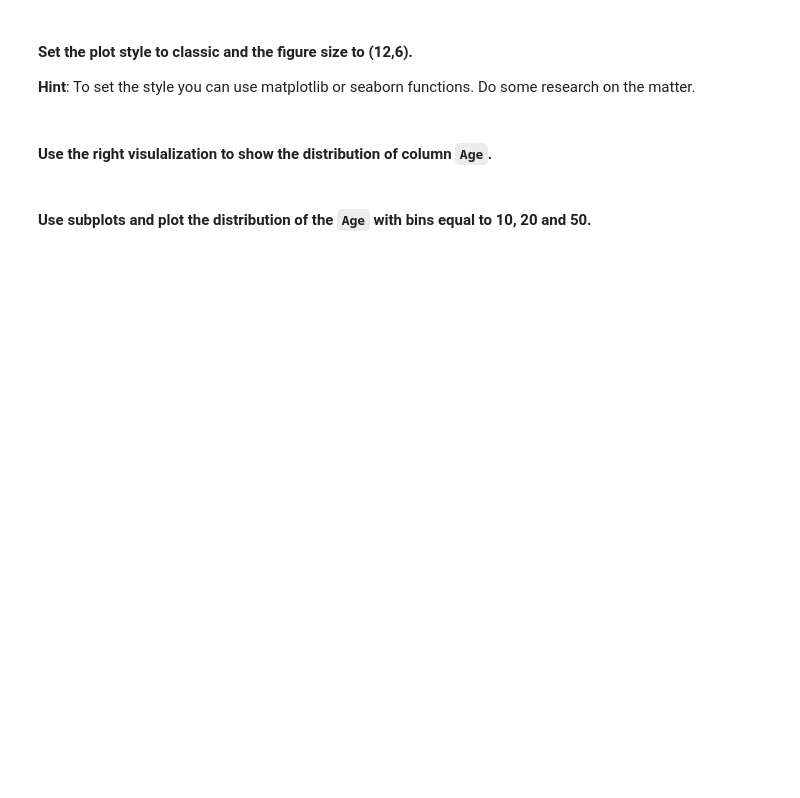
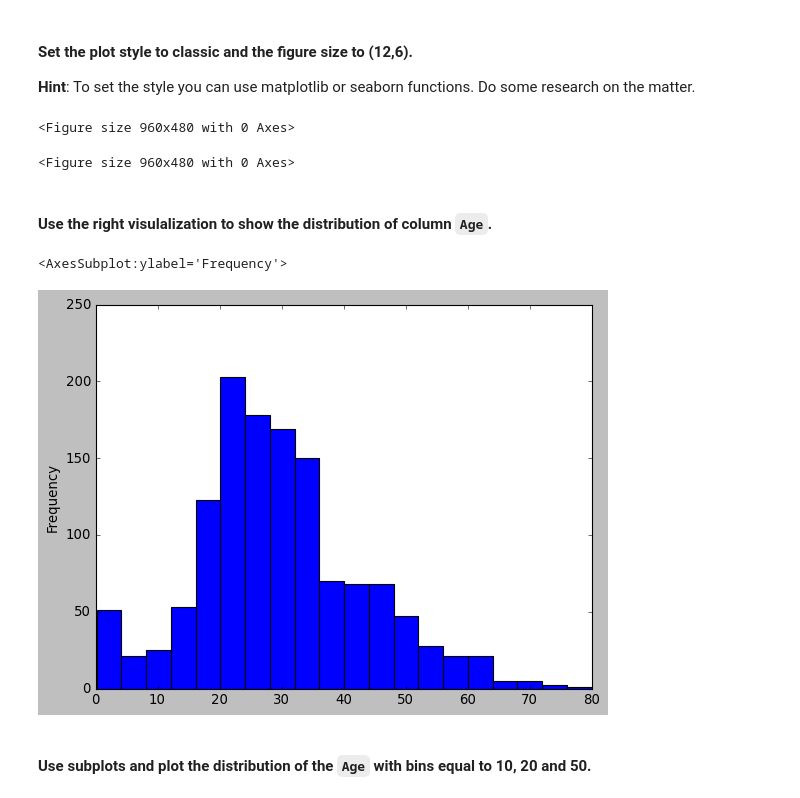
Before and after one commit to Ironhack-Data-Madrid-Marzo-2022/5.2-lab-matplotlib-seaborn, a Jupyter notebook: your-code/main.ipynb, the cells around one changed output. Cells and saved outputs as stored; diff of their text form; code cells hidden in the pictures; blank space fills up the shorter version.

```diff
--- a/your-code/main.ipynb
+++ b/your-code/main.ipynb
@@ -49,0 +64,3 @@ How the average number of steps change by month. Use the appropriate visualizati
+# %%
+titanic = pd.read_csv('../data/titanic.csv')
+titanic.head()
@@ -68,2 +108,8 @@ How the average number of steps change by month. Use the appropriate visualizati
+# %%
+plt.style.use('classic')
+plt.figure(figsize=(12,6))
+# %% [output]
+<Figure size 960x480 with 0 Axes>
+<Figure size 960x480 with 0 Axes>
 # %% [markdown]
 #### Use the right visulalization to show the distribution of column `Age`.
@@ -72,2 +116,8 @@ How the average number of steps change by month. Use the appropriate visualizati
+# %%
+titanic['Age'].plot(kind='hist', bins=20)
+# plt.savefig('../figures/age_distribution.png')
+# %% [output]
+<AxesSubplot:ylabel='Frequency'>
+[figure, added]
 # %% [markdown]
 #### Use subplots and plot the distribution of the `Age`  with bins equal to 10, 20 and 50.
```
Also changed, not shown: parts of 56 cells of this notebook, 13 other files.
